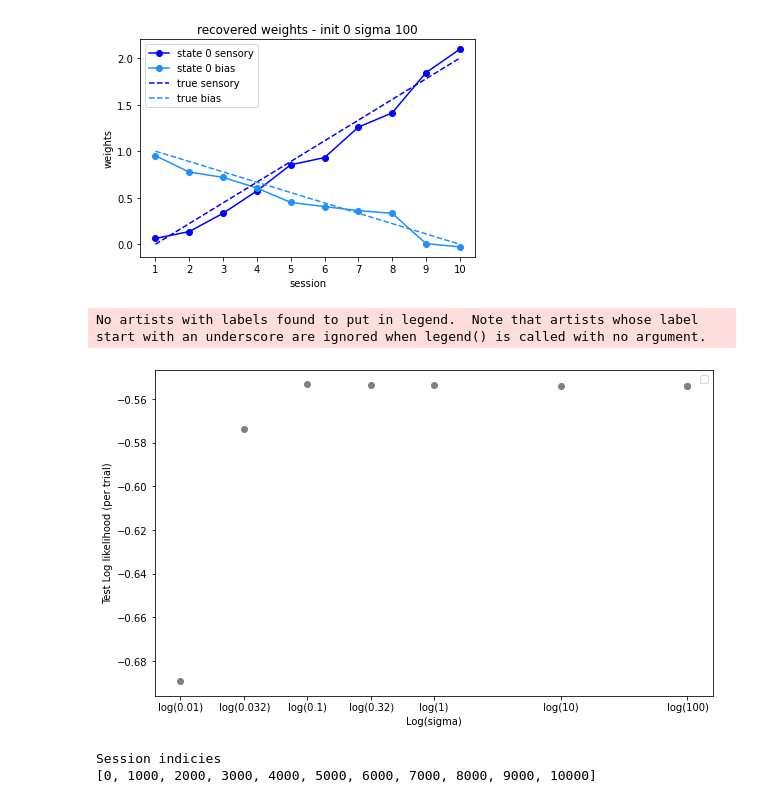
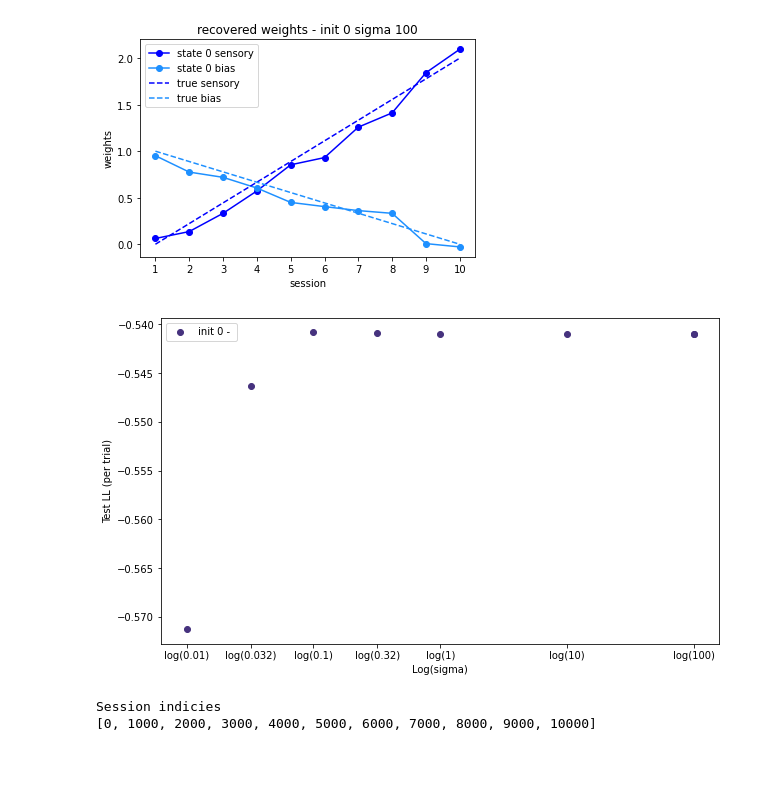
Before and after one commit to lenca56/Pillow_dGLM-HMM, a Jupyter notebook: code/Checking_one_state.ipynb, the cells around one changed output. Drawn from its saved outputs; the diff is of its cells as text; code cells hidden in the pictures; blank space fills up the shorter version.

```diff
--- a/code/Checking_one_state.ipynb
+++ b/code/Checking_one_state.ipynb
@@ -135,10 +135,9 @@ for init in range(0,1):
 [figure]
 [figure]
 # %%
-testLl = evaluate_multiple_sigmas(N,K,D,C, trainSessInd=None, testSessInd=None, sigmaList=[0.01,0.032,0.1,0.32,1,10,100], inits=1, maxiter=250, modelType='drift', save=False, order='increasing')
-
+testLl = evaluate_multiple_sigmas(N,K,D,C, trainSessInd=None, testSessInd=None, sigmaList=[0.01,0.032,0.1,0.32,1,10,100], modelType='drift', save=False)
+sigmaList=[0.01,0.032,0.1,0.32,1,10,100]
 fig, axes = plt.subplots(1, figsize = (10,6))
 sigma_testLl_plot(sigmaList=sigmaList, testLl=testLl, axes=axes, title='', label='', save_fig=False)
 # %% [output]
-No artists with labels found to put in legend.  Note that artists whose label start with an underscore are ignored when legend() is called with no argument.
-[figure, old version]
+[figure, new version]
```
Also changed, not shown: parts of 4 cells of this notebook, 6 other files.
